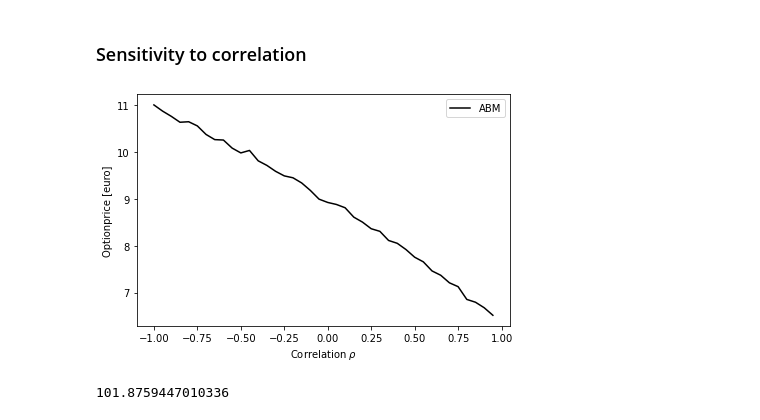
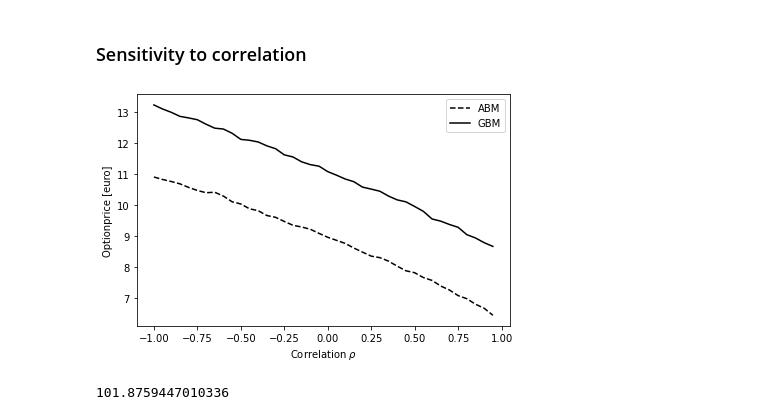
Before and after one commit to WillemJan9519/SPFDM-2, a Jupyter notebook: SPFDM 2.ipynb, the cells around one changed output. Saved outputs shown, nothing was run; the diff lists cells and outputs as text; code cells hidden in the pictures.

```diff
--- a/SPFDM 2.ipynb
+++ b/SPFDM 2.ipynb
@@ -894,25 +861,27 @@ BS_MC_strike()
 <h3>Sensitivity to correlation</h3>
 # %%
 
-def worker(rho,K):
-    BGMB_ = multivariate_brownian(Npaths = 100000, Ntimesteps = 30, T = 1,rho=rho, ABM=True)
+def worker(rho,K, ABM=True):
+    BGMB_ = multivariate_brownian(Npaths = 100000, Ntimesteps = 30, T = 1,rho=rho, ABM=ABM)
     return BGMB_.option_price(K)
 
 def var_corr():
     K = 200
     rhos = np.arange(-1,1.01,0.05)
-    optionprices = np.array(Parallel(n_jobs=11)(delayed(worker)(rho,K) for rho in rhos))
+    optionprices_ABM = np.array(Parallel(n_jobs=11)(delayed(worker)(rho,K, ABM=True) for rho in rhos))
+    optionprices_GBM = np.array(Parallel(n_jobs=11)(delayed(worker)(rho,K, ABM=False) for rho in rhos))
     plt.figure(figsize=(6,4))
-    plt.plot(rhos, optionprices,color='black', label='ABM')
+    plt.plot(rhos, optionprices_ABM,color='black', label='ABM', ls='--')
+    plt.plot(rhos, optionprices_GBM,color='black', label='GBM')
     plt.xlabel(r'Correlation $\rho$')
     plt.ylabel('Optionprice [euro]')
     plt.legend()
     plt.tight_layout()
-    plt.savefig('ABMoptionprice_vs_corr.pdf')
+    plt.savefig('optionprice_vs_corr.pdf')
 
 var_corr()
 # %% [output]
-[figure, old version]
+[figure, new version]
 # %%
 worker(1,100)
 # %% [output]
```
Also changed, not shown: parts of 3 cells of this notebook.
